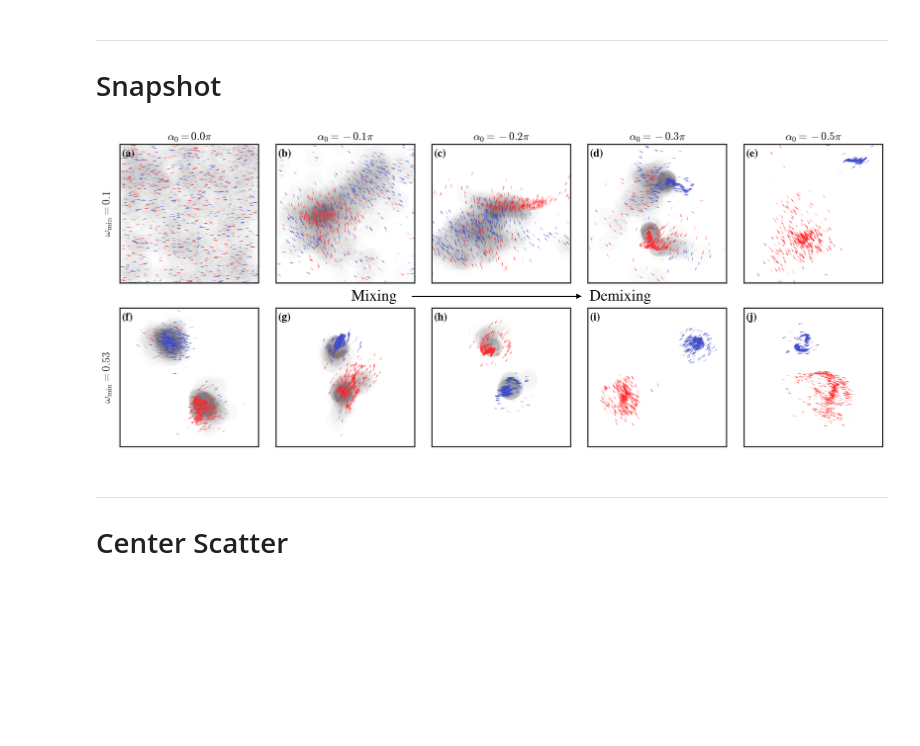
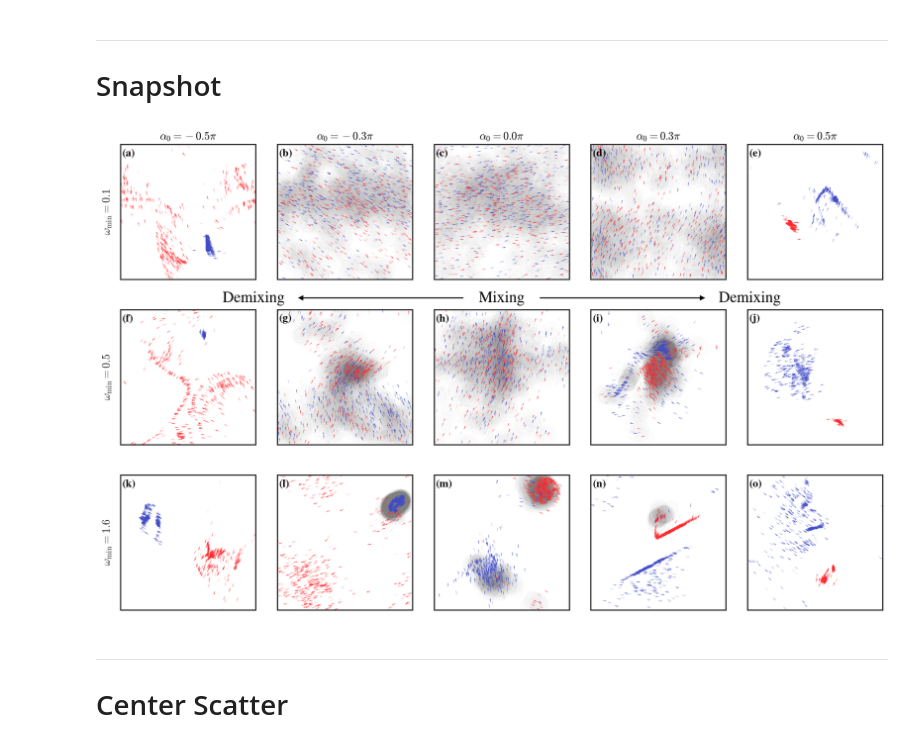
Before and after one commit to Than-Mark/Swarmalators-Experiment-Mobile, a Jupyter notebook: PJT_phaseLag_enhance_phase_seperation/plotFigs.ipynb, the cells around one changed output. Cells and saved outputs as stored; diff of their text form; code cells hidden in the pictures; blank space fills up the shorter version.

```diff
--- a/PJT_phaseLag_enhance_phase_seperation/plotFigs.ipynb
+++ b/PJT_phaseLag_enhance_phase_seperation/plotFigs.ipynb
@@ -57,8 +57,8 @@ PCT_C_PATH = r"F:\c-doc\PJT_phaseLag_enhance_phase_seperation\figs"
 # %%
 omegaMins = np.linspace(0.1, 3, 21)
 phaseLags = np.linspace(-1, 1, 21) * np.pi
-randomSeed = 10
-strengthLambda = 0.15 * 32 * 2
+randomSeed = 9
+strengthLambda = 0.15 * 32 * 2 * 2
 distanceD0 = 1
 deltaOmega = 1
 boundaryLength = 7
@@ -71,3 +74,17 @@ Homega = np.block([
+# %%
+models = [
+    MeanFieldChiralInducedPhaseLag(
+        strengthLambda=strengthLambda, distanceD0=distanceD0, boundaryLength=boundaryLength,
+        phaseLag=phaseLag,
+        distribution="uniform", initPhaseTheta=np.zeros(1000),
+        omegaMin=omegaMin, deltaOmega=deltaOmega,
+        agentsNum=1000, savePath=SAVE_PATH, dt=0.01,
+        tqdm=True, overWrite=True, randomSeed=randomSeed, shotsnaps=10
+    )
+    for omegaMin in omegaMins
+    for phaseLag in phaseLags
+]
+sas = [StateAnalysis(model) for model in tqdm(models)]
 # %% [markdown]
 ---
 # Load Last State
@@ -97,17 +114,29 @@ for idx, (omegaMin, phaseLag) in enumerate(product(omegaMins.round(2), phaseLags
 ---
 # Snapshot
 # %%
-selectedOmegaMins = [0.1, 0.53]
-selectedPhaseLags = (np.array([0, -0.1, -0.2, -0.3, -0.5]) * np.pi).round(2)
-shiftXs = [0,  0, 3, 3, 3,    2,   -1,  0, -0.5,    0]
-shiftYs = [0, -2, 1, 2, 0, -0.5, -1.5, -2, -0.5, -0.5]
+selectedOmegaMins = omegaMins[[0, 3, 10]]
+selectedPhaseLags = phaseLags[[5, 7, 10, 13, 15]]
+shiftXs = [-1,  2, 2, 3,   0,
+           -1, 1,  2,  1, -2,
+            1, 0, -1, -2, 2]
+shiftYs = [0,  -2, 5, 0.5, 1,
+           0, 3, -3, -1, -2,
+           -2, 0, 0, -2, -2]
 
-fig, axs = plt.subplots(2, 5, figsize=(14.5, 6))
+fig, axs = plt.subplots(3, 5, figsize=(14.5, 9))
 axs = axs.flatten()
 
+lookIndexs = [ -1, -1, -1, -1, -1,
+              -13, -1, -1, -1, -1,
+               -1, -1, -1, -1, -5]
+
 for idx, (omegaMin, phaseLag) in enumerate(product(selectedOmegaMins, selectedPhaseLags)):
-    positionX = positionXs[(omegaMin, phaseLag)].copy()
-    phaseTheta = phaseThetas[(omegaMin, phaseLag)]
+    # positionX = positionXs[(omegaMin, phaseLag)].copy()
+    # phaseTheta = phaseThetas[(omegaMin, phaseLag)]
+    sa = [sa for sa in sas if sa.model.omegaMin == omegaMin and sa.model.phaseLag == phaseLag][0]
+    positionX, phaseTheta, _ = sa.get_state(lookIndexs[idx])
+    positionX = positionX.copy()
+    phaseTheta = phaseTheta.copy()
 
     positionX[:, 0] = np.mod(positionX[:, 0] + shiftXs[idx], boundaryLength)
     positionX[:, 1] = np.mod(positionX[:, 1] + shiftYs[idx], boundaryLength)
@@ -123,46 +152,48 @@ for idx, (omegaMin, phaseLag) in enumerate(product(selectedOmegaMins, selectedPh
     hasAround = np.sign(((1 - Homega) * Aij).sum(axis=0))
 
     ax = axs[idx]
-    ax.scatter(
-        positionX[:, 0], positionX[:, 1], alpha=0.01, zorder=0, s=500,
-        color=list(map(lambda x: "gray" if x == 1 else "#FFFFFF", hasAround)),
-    )
+    if idx > 0:
+        ax.scatter(
+            positionX[:, 0], positionX[:, 1], alpha=0.01, zorder=0, s=500,
+            color=list(map(lambda x: "gray" if x == 1 else "#FFFFFF", hasAround)),
+        )
     scale = 35
     width = 0.003
     alphaRate = 0.9
     ax.quiver(
         positionX[:halfAgentsNum, 0], positionX[:halfAgentsNum, 1],
         np.cos(phaseTheta[:halfAgentsNum]), np.sin(phaseTheta[:halfAgentsNum]), color="#FF2A2E",
         alpha = (1 - alphaRate) + (np.abs(omegaTheta[:halfAgentsNum]) - omegaMin) / deltaOmega * alphaRate,
         scale=scale, width=width
     )
     ax.quiver(
         positionX[halfAgentsNum:, 0], positionX[halfAgentsNum:, 1],
         np.cos(phaseTheta[halfAgentsNum:]), np.sin(phaseTheta[halfAgentsNum:]), color="#414CC7",
         alpha = (1 - alphaRate) + (np.abs(omegaTheta[:halfAgentsNum]) - omegaMin) / deltaOmega * alphaRate,
         scale=scale, width=width
     )
     ax.set_xticks([])
     ax.set_yticks([])
     for spine in ax.spines.values():
         spine.set_linewidth(1.5)
     ax.set_xlim(0, boundaryLength)
     ax.set_ylim(0, boundaryLength)
     if idx % 5 == 0:
-        ax.set_ylabel(rf"$\omega_{{\min}}={omegaMin}$", fontsize=14)
+        ax.set_ylabel(rf"$\omega_{{\min}}={omegaMin:.1f}$", fontsize=14)
     if idx < 5:
         ax.set_title(rf"$\alpha_0={phaseLag / np.pi:.1f}\pi$", fontsize=14)
     ax.text(0.1, 6.4, f"({chr(97 + idx)})", fontsize=14, fontweight="bold")
     ax.set_aspect("equal")
 
-axs[7].set_title(rf"Mixing{' ' * 50}Demixing", fontsize=20, pad=10)
+axs[7].set_title(rf"Demixing{' ' * 50}Mixing{' ' * 50}Demixing", fontsize=20, pad=10)
 
 plt.tight_layout()
-axs[7].arrow(-1, 7.6, 8.3, 0, head_width=0.2, head_length=0.2, lw=1.2, fc="black", ec="black", clip_on=False)
+axs[7].arrow(5.5, 7.6,  8.3, 0, head_width=0.2, head_length=0.2, lw=1.2, fc="black", ec="black", clip_on=False)
+axs[7].arrow(1.5, 7.6, -8.3, 0, head_width=0.2, head_length=0.2, lw=1.2, fc="black", ec="black", clip_on=False)
 
-plt.savefig(f"{PCT_C_PATH}/snapshots.pdf", bbox_inches="tight")
+plt.savefig(f"{LOCAL_FIG_PATH}/snapshots.pdf", bbox_inches="tight")
 # %% [output]
-[figure, old version]
+[figure, new version]
 # %% [markdown]
 ---
 # Center Scatter
```
Also changed, not shown: parts of 22 cells of this notebook, 5 other files.
